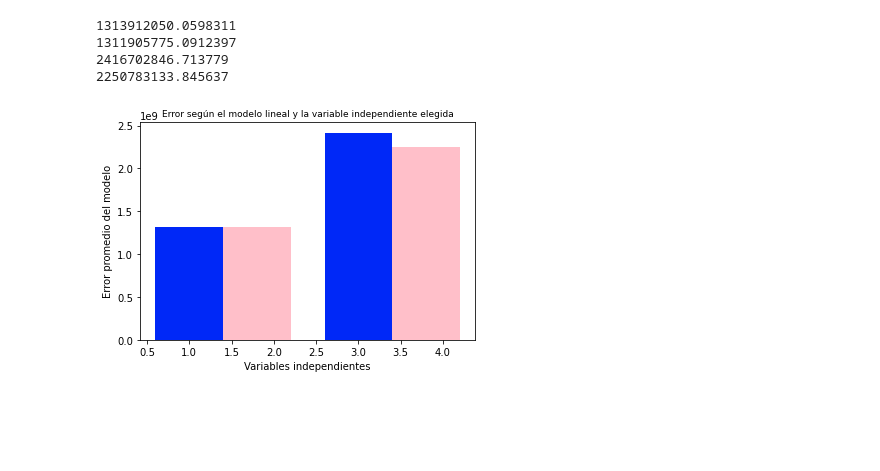
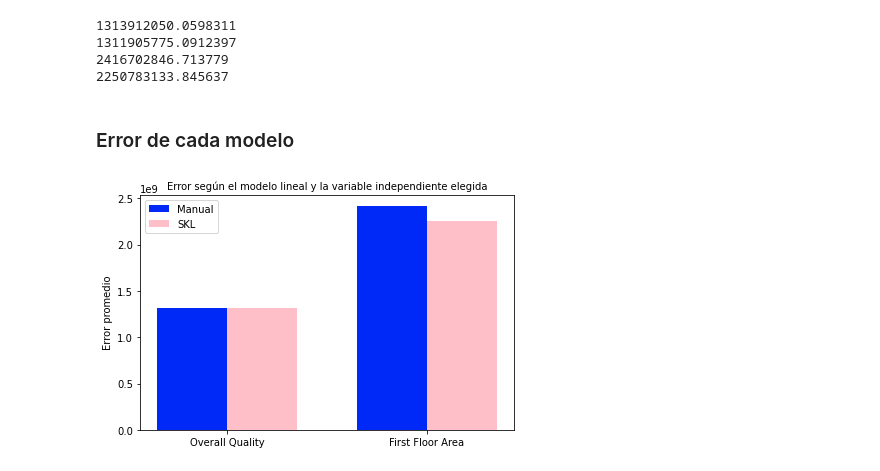
Before and after one commit to eddson90/galileo_tareas, a Jupyter notebook: Proyecto.ipynb, the cells around one changed output. Drawn from its saved outputs; the diff is of its cells as text; code cells hidden in the pictures; blank space fills up the shorter version.

Commit message:
Corrección de errores y ajustes adicionales.

```diff
--- a/Proyecto.ipynb
+++ b/Proyecto.ipynb
@@ -442,7 +468,7 @@ graficar_modelo(dict_modelo,1)
 * ***Variable independiente: Overall Quality***
 # %%
 # Modelo (parámetros m y b de la última iteración)
-res_OverallQual = modelo_lineal(OverallQual,SalesPrice,1000,0,0.049)
+res_OverallQual = modelo_lineal(OverallQual_t,SalesPrice_t,1000,0,0.049)
 modelo_OverallQual = res_OverallQual[0][max(res_OverallQual[0].keys())]
 errores_OverallQual = res_OverallQual[1]
 modelo_OverallQual = np.array(modelo_OverallQual)
@@ -635,17 +661,27 @@ print(error_ffa_skl)
 1311905775.0912397
 2416702846.713779
 2250783133.845637
-# %%
-fig_err = plt.figure()
-g_err = fig_err.add_subplot(1,1,1)
-
-g_err.bar(1,error_oq_manual, width=0.8, color='#0028f7')
-g_err.bar(1.8,error_oq_skl, width=0.8, color = '#ffbfc9')
-g_err.bar(3,error_ffa_manual, width=0.8, color='#0028f7')
-g_err.bar(3.8,error_ffa_skl, width=0.8, color = '#ffbfc9')
-g_err.set_xlabel("Variables independientes")
-g_err.set_ylabel("Error promedio del modelo")
-g_err.set_title("Error según el modelo lineal y la variable independiente elegida", fontsize = 9)
-plt.show()
-# %% [output]
-[figure, removed]
+# %% [markdown]
+### Error de cada modelo
+# %%
+labels = ['Overall Quality', 'First Floor Area']
+error_manual = [error_oq_manual, error_ffa_manual]
+error_skl = [error_oq_skl, error_ffa_skl]
+label_location = np.arange(len(labels))
+width = 0.35
+
+fig, ej = plt.subplots()
+rects1 = ej.bar(label_location - width/2, error_manual, width, label='Manual', color = '#0028f7')
+rects2 = ej.bar(label_location + width/2, error_skl, width, label='SKL', color = '#ffbfc9')
+
+ej.set_ylabel('Error promedio')
+ej.set_title('Error según el modelo lineal y la variable independiente elegida', fontsize = 10)
+ej.set_xticks(label_location)
+ej.set_xticklabels(labels)
+ej.legend()
+
+fig.tight_layout()
+
+plt.show()
+# %% [output]
+[figure, added]
```
Also changed, not shown: parts of 49 cells of this notebook.
